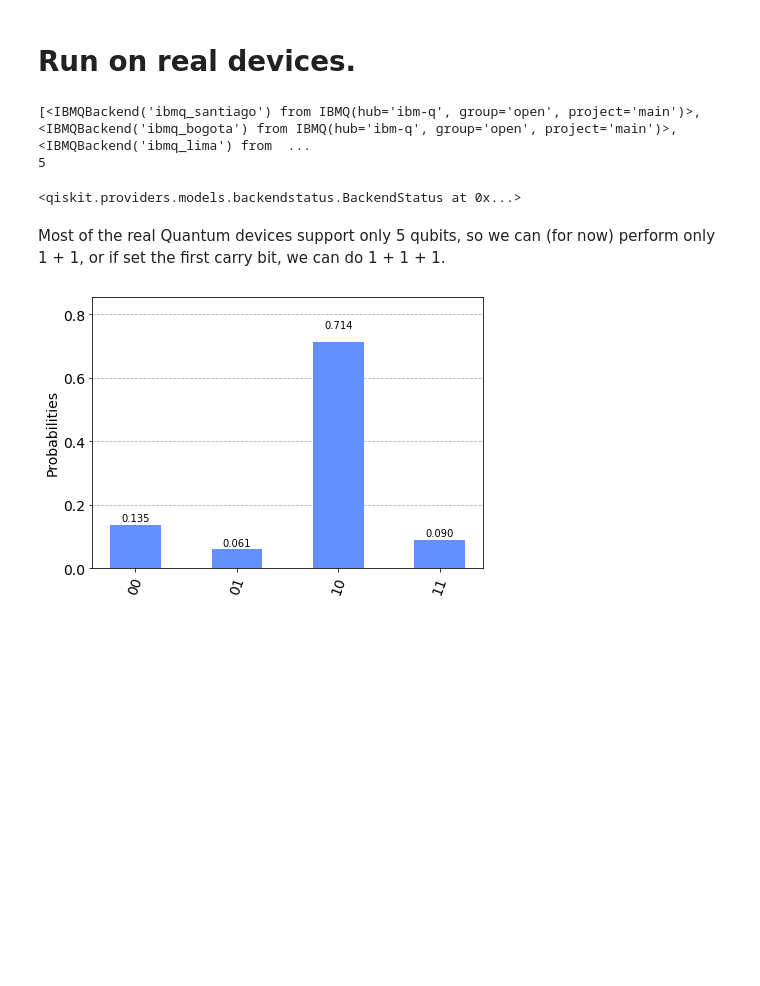
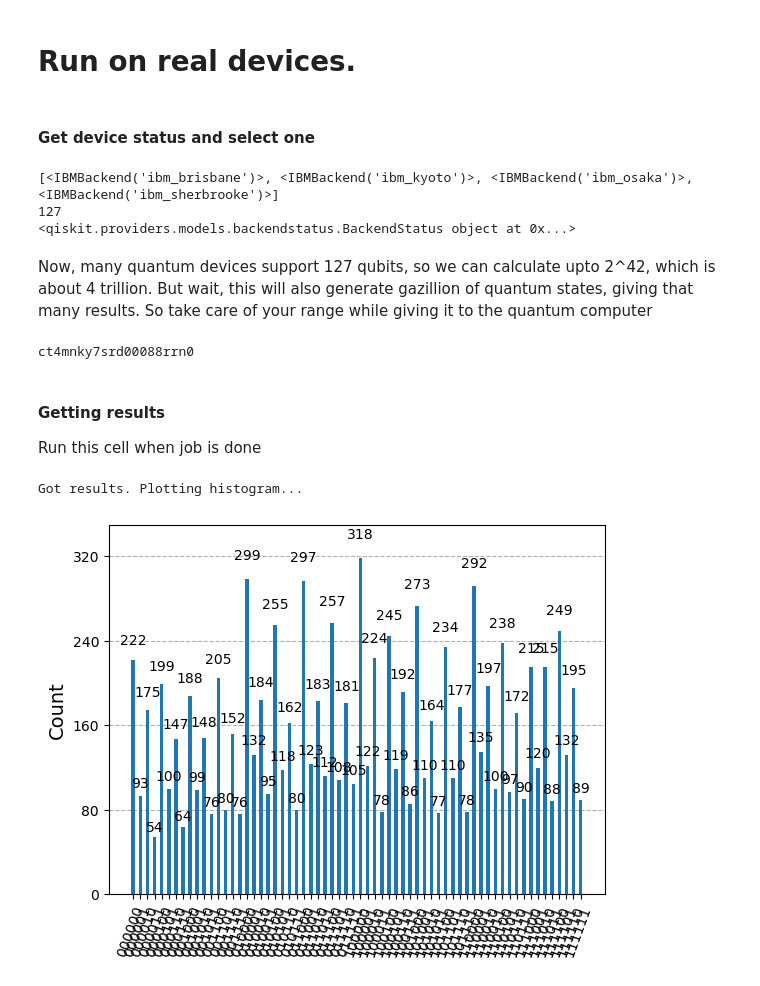
Before and after one commit to Bikram-Kumar/QuantumAdder, a Jupyter notebook: QAdder.ipynb, the cells around one changed output. Cells and saved outputs as stored; diff of their text form; code cells hidden in the pictures; blank space fills up the shorter version.

Commit message:
updated to qiskit 1.x

```diff
--- a/QAdder.ipynb
+++ b/QAdder.ipynb
@@ -93,32 +98,50 @@ Results:
 # %% [markdown]
 # Run on real devices.
+# %% [markdown]
+#### Get device status and select one
 # %%
-provider = IBMQ.get_provider(hub = "ibm-q")
-backends = provider.backends(filters=lambda x: x.configuration().n_qubits >= 5 and not x.configuration().simulator and x.status().operational==True)
+
+service = QiskitRuntimeService(channel="ibm_quantum")
+backends = service.backends(min_num_qubits = 5, simulator = False, operational=True)
 
 print(backends)
 
 # Configure the backend device as appropriate
 
-#lb_backend = least_busy(backends)
-lb_backend = provider.get_backend("ibmq_manila")
+# lb_backend = service.least_busy(min_num_qubits = 5, simulator = False, operational=True)
+lb_backend = service.backend("ibm_brisbane")
 
 print(lb_backend.configuration().n_qubits)
-lb_backend.status()
+print(lb_backend.status())
 # %% [output]
-[<IBMQBackend('ibmq_santiago') from IBMQ(hub='ibm-q', group='open', project='main')>, <IBMQBackend('ibmq_bogota') from IBMQ(hub='ibm-q', group='open', project='main')>, <IBMQBackend('ibmq_lima') from  ...
-5
+[<IBMBackend('ibm_brisbane')>, <IBMBackend('ibm_kyoto')>, <IBMBackend('ibm_osaka')>, <IBMBackend('ibm_sherbrooke')>]
+127
+<qiskit.providers.models.backendstatus.BackendStatus object at 0x...>
-<qiskit.providers.models.backendstatus.BackendStatus at 0x...>
 # %% [markdown]
-Most of the real Quantum devices support only 5 qubits, so we can (for now) perform only 1 + 1, or if set the first carry bit, we can do 1 + 1 + 1.
+Now, many quantum devices support 127 qubits, so we can calculate upto 2^42, which is about 4 trillion.
+But wait, this will also generate gazillion of quantum states, giving that many results. So take care of your range while giving it to the quantum computer
 # %%
-#job = execute(qc1, lb_backend, shots=10000)
 
-job= lb_backend.retrieve_job("628392f87fe3b8612d19e73d")
 
-result = job.result()
-counts = result.get_counts()
-plot_histogram(counts)
+transpiled_qc1 = generate_preset_pass_manager(optimization_level=1, backend=lb_backend).run(qc1)
+sampler = Sampler(mode=lb_backend)
+sampler.options.default_shots = shots_num
+# job = sampler.run([transpiled_qc1])                               # uncomment to send job
+
+print(job.job_id())
 # %% [output]
-[figure, removed]
+ct4mnky7srd00088rrn0
+# %% [markdown]
+#### Getting results
+Run this cell when job is done
+# %%
+
+job = service.job('ct4mnky7srd00088rrn0')                                   # Paste job id to get results
+result = job.result()
+counts = result[0].data.c.get_counts()
+print("Got results. Plotting histogram...")
+plot_histogram(counts)
+# %% [output]
+Got results. Plotting histogram...
+[figure, added]
 # %%
```
Also changed, not shown: parts of 11 cells of this notebook, 2 other files.
